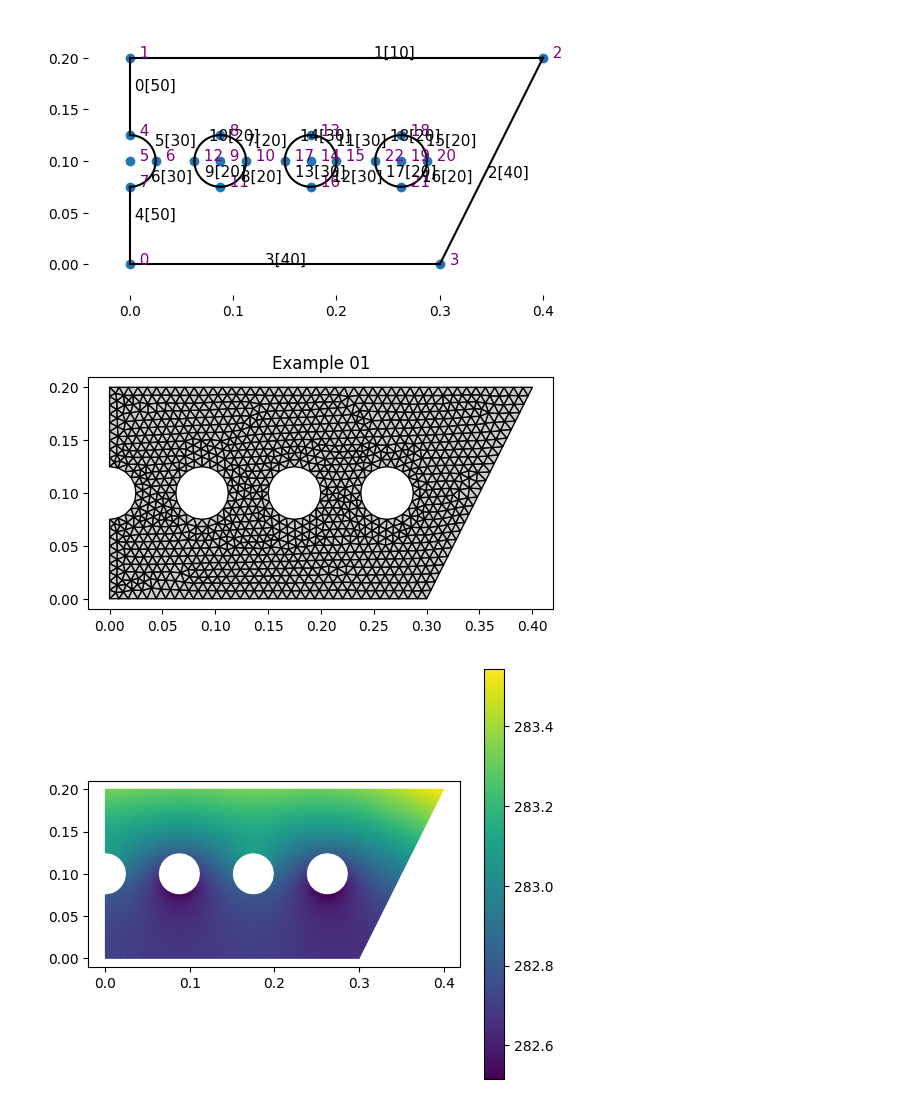
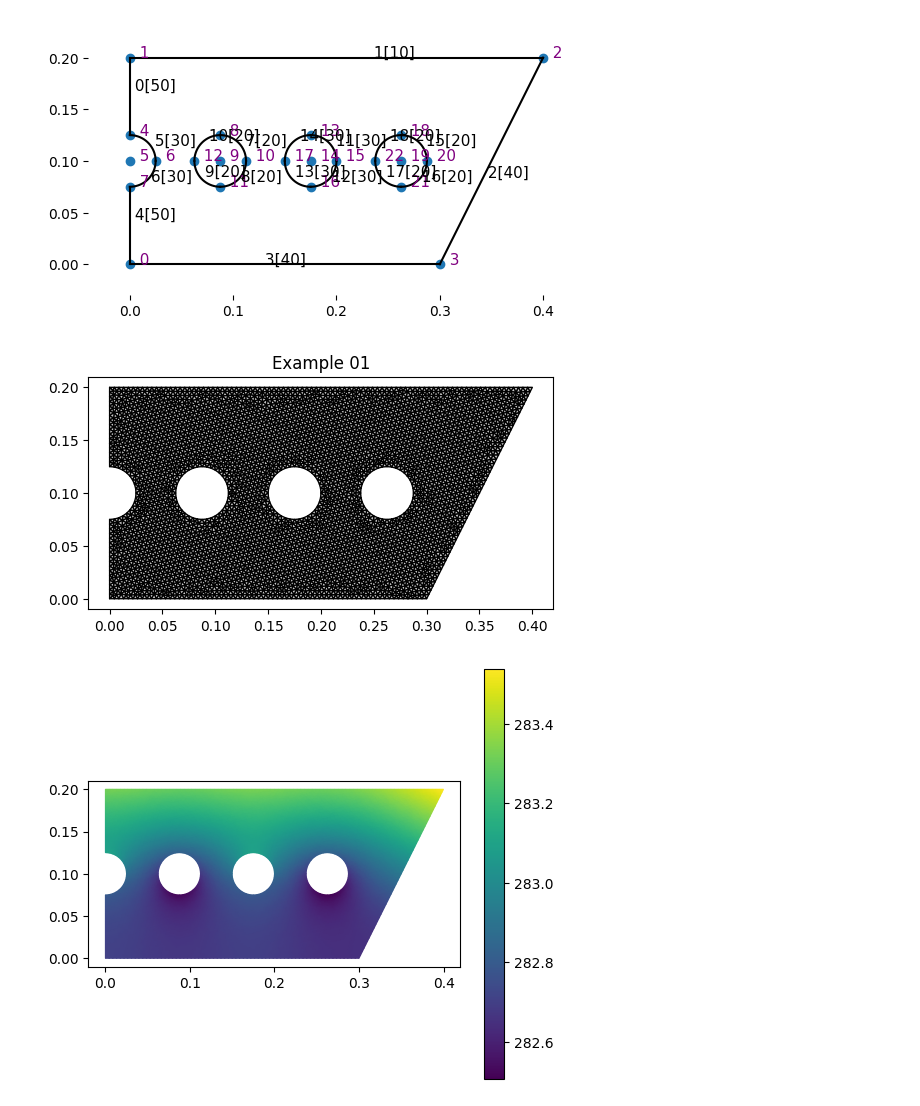
Before and after one commit to HermanEfr/Femprojekt, a Jupyter notebook: fem_proj.ipynb, the cells around one changed output. Cells and saved outputs as stored; diff of their text form; code cells hidden in the pictures.

```diff
--- a/fem_proj.ipynb
+++ b/fem_proj.ipynb
@@ -107,24 +107,24 @@ cfv.show_and_wait()
 # %%
 mesh = cfm.GmshMesh(g)
 
 mesh.el_type = 2         # Element type is triangle
 mesh.dofs_per_node = 1     # Degrees of freedom per node
-mesh.el_size_factor = 0.020  # Element size Factor
+mesh.el_size_factor = 0.010  # Element size Factor
 
 coords, edof, dofs, bdofs, elementmarkers = mesh.create()
 
 cfv.figure()
 cfv.drawMesh(
     coords=coords,
     edof=edof,
     dofs_per_node=mesh.dofsPerNode,
     el_type=mesh.elType,
     filled=True,
     title="Example 01"
         )
 cfv.show()
 # %% [output]
-[figure, old version]
+[figure, new version]
 # %%
 def stationary_temp(dofs, coords, edof, bdofs):
     nDofs = np.size(dofs)
@@ -176,7 +176,7 @@ cfv.draw_nodal_values_shaded(a, coords, edof)
 cfv.colorbar()
 cfv.show()
 # %% [output]
-[figure, old version]
+[figure, new version]
 # %%
 def transient_step(C, K, f, dt, a_old):
     bc = np.array([],'i')
```
Also changed, not shown: parts of 5 cells of this notebook.
